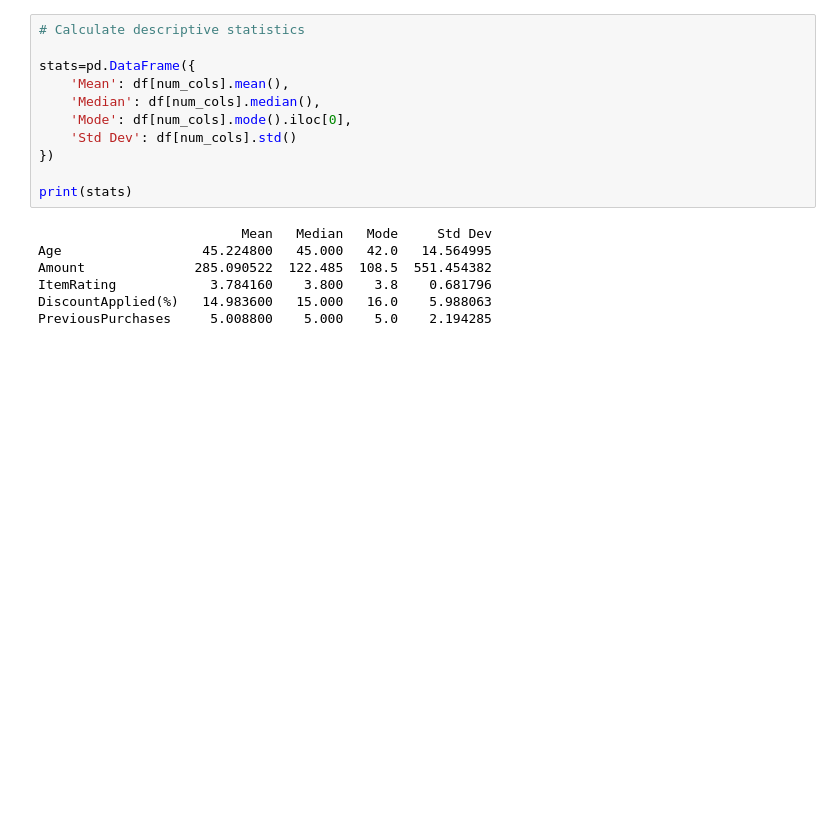
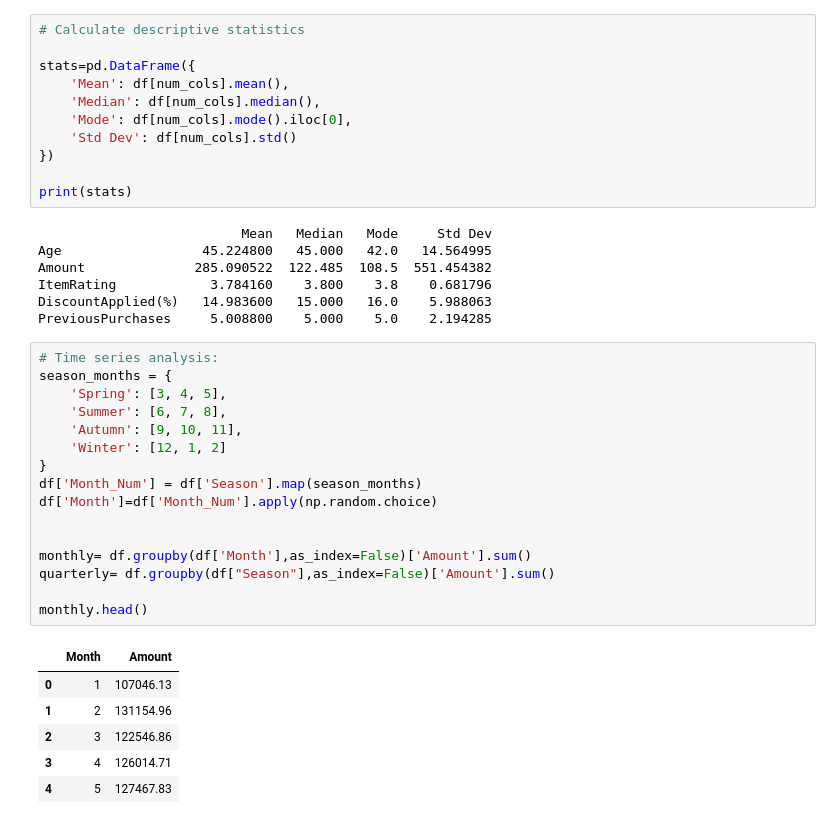
Before and after one commit to Ritupriya-Chowdhury/OIBSIP, a Jupyter notebook: DataAnalytics-L1-EDARetailSales/store_sales.ipynb, the cells around one changed output. Drawn from its saved outputs; the diff is of its cells as text; blank space fills up the shorter version.

```diff
--- a/DataAnalytics-L1-EDARetailSales/store_sales.ipynb
+++ b/DataAnalytics-L1-EDARetailSales/store_sales.ipynb
@@ -118,3 +97,26 @@ Amount              285.090522  122.485  108.5  551.454382
 ItemRating            3.784160    3.800    3.8    0.681796
 DiscountApplied(%)   14.983600   15.000   16.0    5.988063
 PreviousPurchases     5.008800    5.000    5.0    2.194285
+# %%
+# Time series analysis:
+season_months = {
+    'Spring': [3, 4, 5],
+    'Summer': [6, 7, 8],
+    'Autumn': [9, 10, 11],
+    'Winter': [12, 1, 2]
+}
+df['Month_Num'] = df['Season'].map(season_months)
+df['Month']=df['Month_Num'].apply(np.random.choice)
+
+
+monthly= df.groupby(df['Month'],as_index=False)['Amount'].sum()
+quarterly= df.groupby(df["Season"],as_index=False)['Amount'].sum()
+
+monthly.head()
+# %% [output]
+|  | Month | Amount |
+| 0 | 1 | 107046.13 |
+| 1 | 2 | 131154.96 |
+| 2 | 3 | 122546.86 |
+| 3 | 4 | 126014.71 |
+| 4 | 5 | 127467.83 |
```
Also changed, not shown: parts of 2 cells of this notebook, 1 other file.
